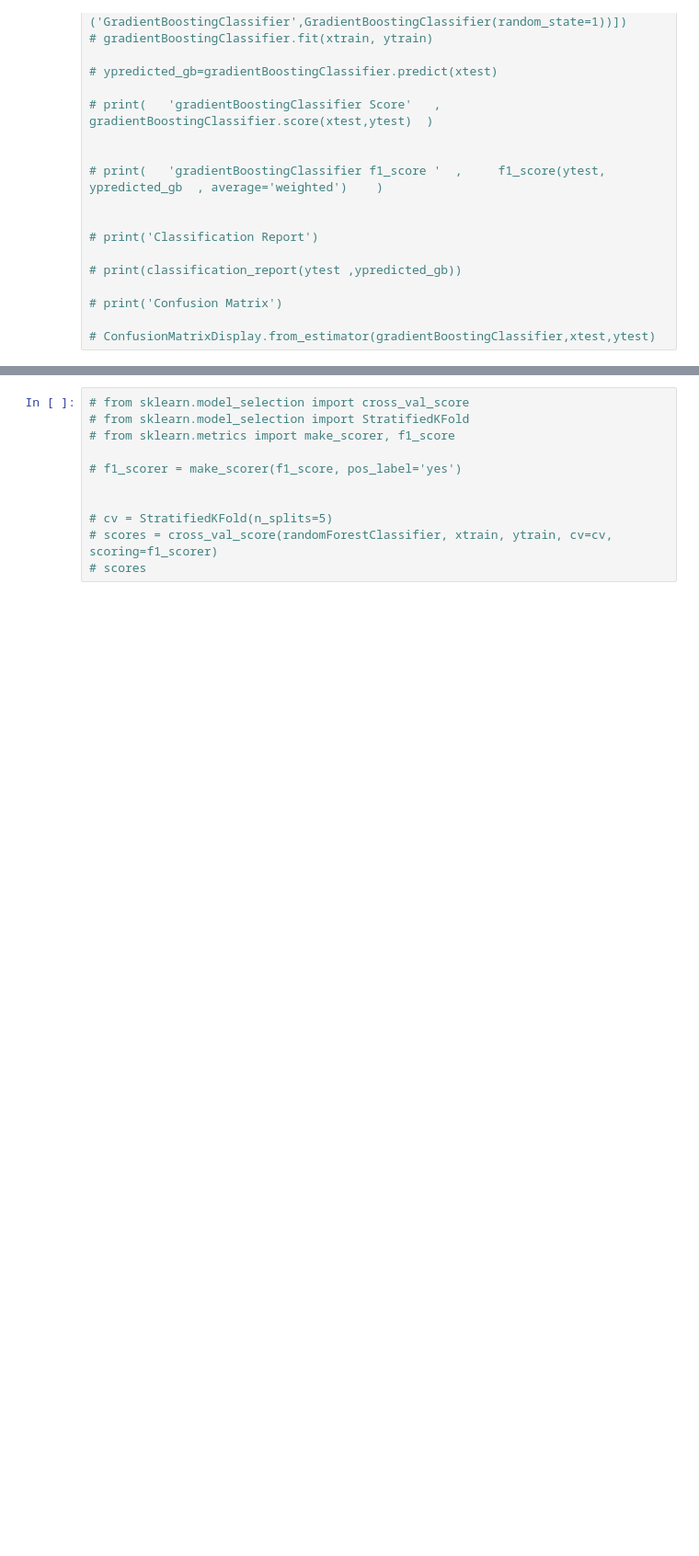
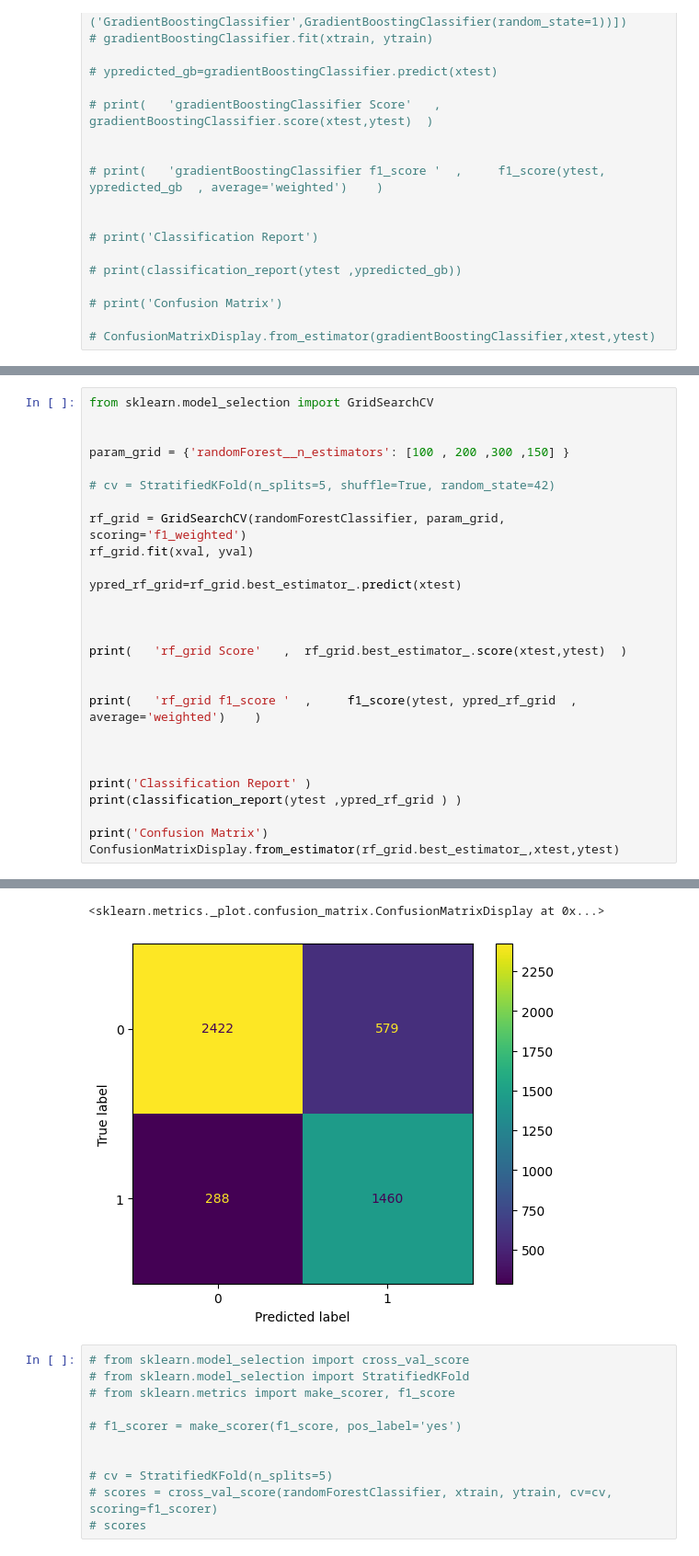
Before and after one commit to linisha04/Predict-the-Success-of-Bank-telemarketing, a Jupyter notebook: liniiiii.ipynb, the cells around one changed output, grey strips where cells are left out. Shown at 92% size. Drawn from its saved outputs; the diff is of its cells as text; blank space fills up the shorter version.

```diff
--- a/liniiiii.ipynb
+++ b/liniiiii.ipynb
@@ -1189,0 +1187,28 @@ Confusion Matrix
+# %%
+from sklearn.model_selection import GridSearchCV
+
+
+param_grid = {'randomForest__n_estimators': [100 , 200 ,300 ,150] }
+
+# cv = StratifiedKFold(n_splits=5, shuffle=True, random_state=42)
+
+rf_grid = GridSearchCV(randomForestClassifier, param_grid, scoring='f1_weighted')
+rf_grid.fit(xval, yval)
+
+ypred_rf_grid=rf_grid.best_estimator_.predict(xtest)
+
+
+
+print(   'rf_grid Score'   ,  rf_grid.best_estimator_.score(xtest,ytest)  )
+
+
+print(   'rf_grid f1_score '  ,     f1_score(ytest, ypred_rf_grid  , average='weighted')    )
+
+
+
+print('Classification Report' )
+print(classification_report(ytest ,ypred_rf_grid ) )
+
+print('Confusion Matrix')
+ConfusionMatrixDisplay.from_estimator(rf_grid.best_estimator_,xtest,ytest)
+# %% [output]
@@ -1190,3 +1228,5 @@ Confusion Matrix
+<sklearn.metrics._plot.confusion_matrix.ConfusionMatrixDisplay at 0x...>
+[figure, added]
 # %%
 # from sklearn.model_selection import cross_val_score
 # from sklearn.model_selection import StratifiedKFold
```
Also changed, not shown: parts of 20 cells of this notebook.
